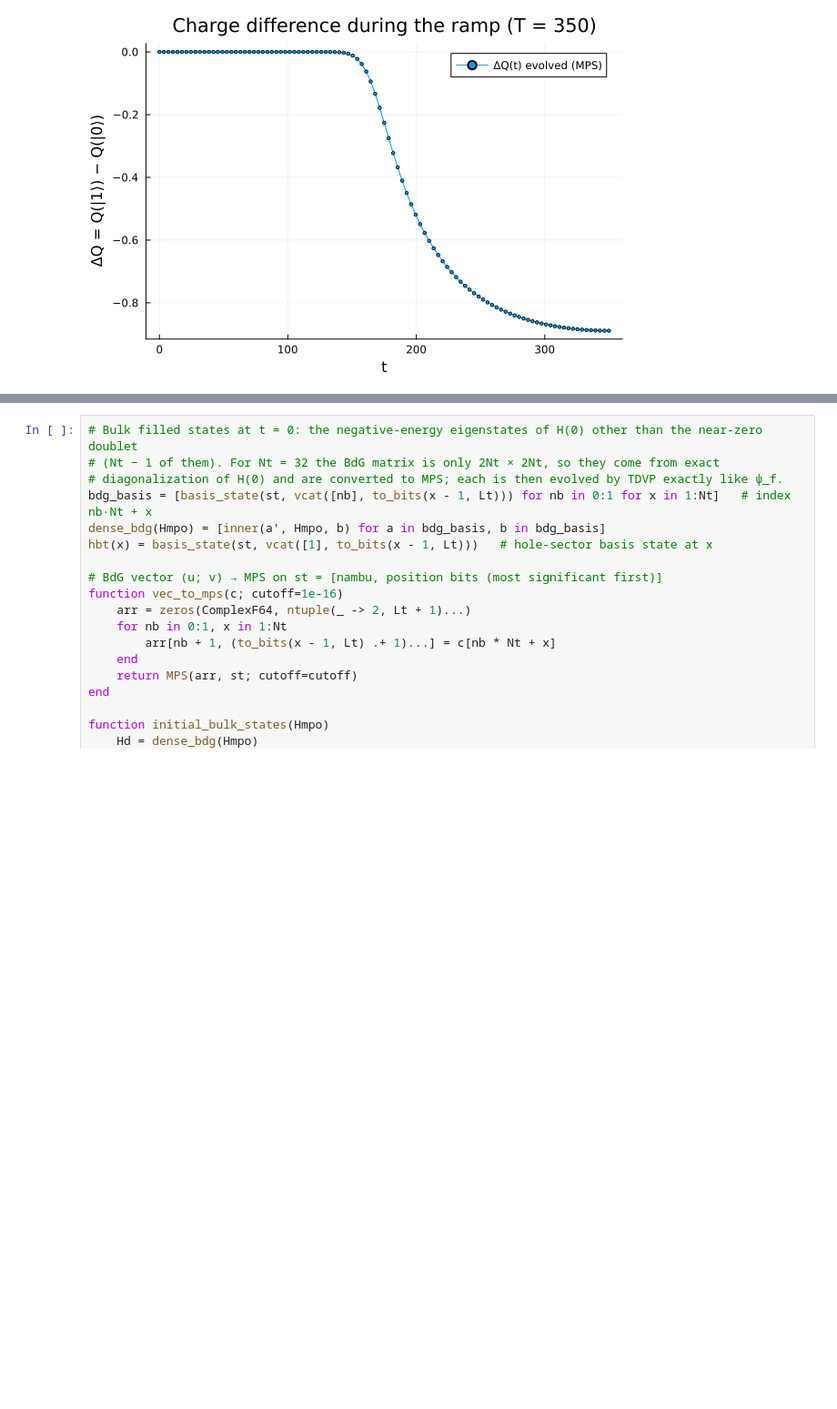
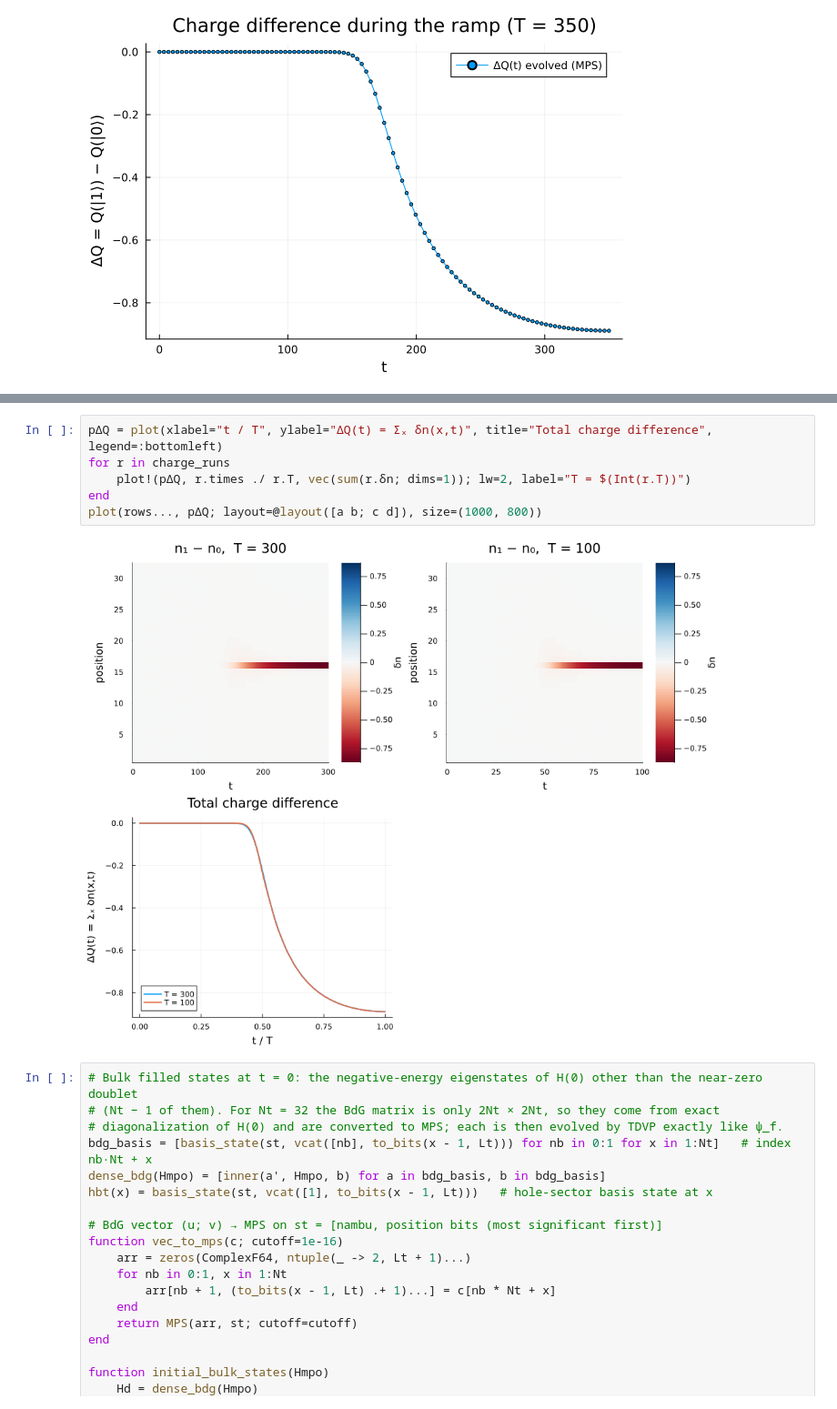
Before and after one commit to alasko5/MSH_Tensor_Network_Methods, a Jupyter notebook: Kitaev_Charge_Difference-V2.ipynb, the cells around one changed output, grey strips where cells are left out. Shown at 91% size. Saved outputs shown, nothing was run; the diff lists cells and outputs as text; blank space fills up the shorter version.

```diff
--- a/Kitaev_Charge_Difference-V2.ipynb
+++ b/Kitaev_Charge_Difference-V2.ipynb
@@ -663,3 +652,11 @@ plot(rows..., pΔQ; layout=@layout([a b; c d; e]), size=(1000, 1050))
+# %%
+pΔQ = plot(xlabel="t / T", ylabel="ΔQ(t) = Σₓ δn(x,t)", title="Total charge difference", legend=:bottomleft)
+for r in charge_runs
+    plot!(pΔQ, r.times ./ r.T, vec(sum(r.δn; dims=1)); lw=2, label="T = $(Int(r.T))")
+end
+plot(rows..., pΔQ; layout=@layout([a b; c d]), size=(1000, 800))
+# %% [output]
+[figure, added]
 # %%
 # Bulk filled states at t = 0: the negative-energy eigenstates of H(0) other than the near-zero doublet
 # (Nt − 1 of them). For Nt = 32 the BdG matrix is only 2Nt × 2Nt, so they come from exact
```
Also changed, not shown: parts of 2 cells of this notebook.
